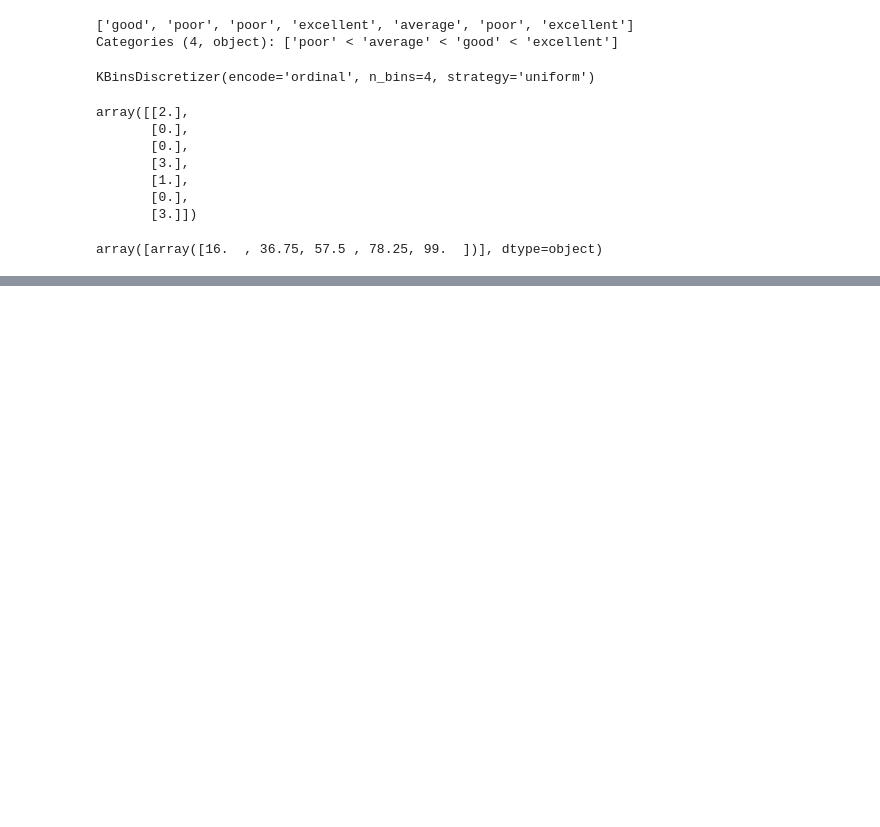
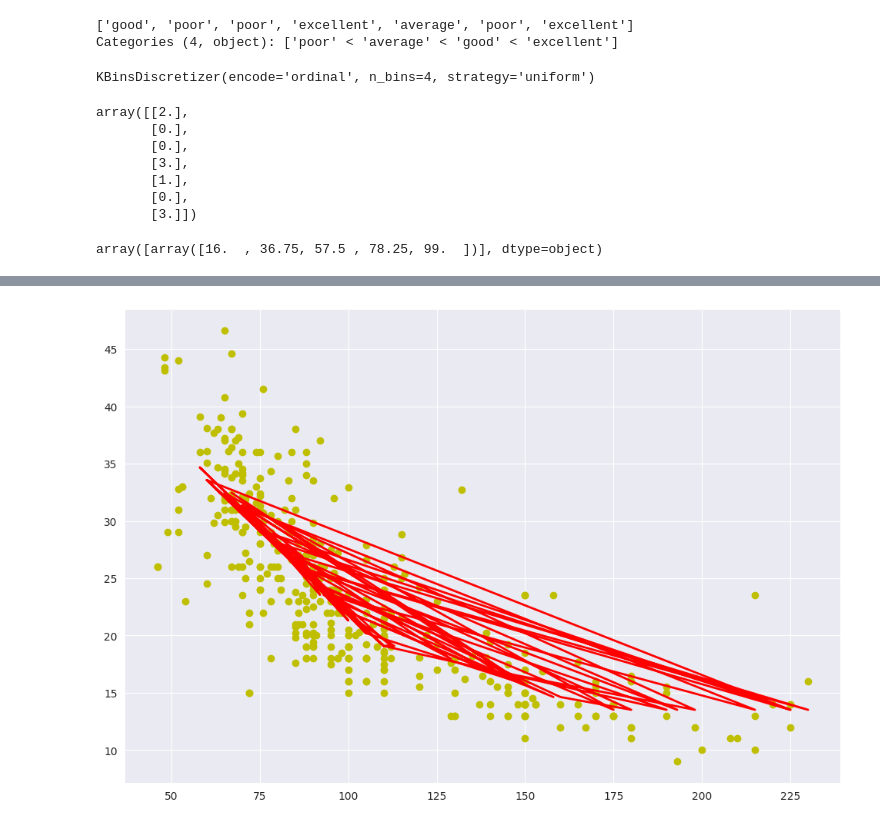
Before and after one commit to gonzur75/data_science_main, a Jupyter notebook: preparing_data_for_ml/notebooks/transforming_data.ipynb, the cells around one changed output, grey strips where cells are left out. Cells and saved outputs as stored; diff of their text form; code cells hidden in the pictures; blank space fills up the shorter version.

```diff
--- a/preparing_data_for_ml/notebooks/transforming_data.ipynb
+++ b/preparing_data_for_ml/notebooks/transforming_data.ipynb
@@ -484,0 +559,3 @@ array([array([16.  , 36.75, 57.5 , 78.25, 99.  ])], dtype=object)
+# %%
+X_train, X_test, y_train, y_test = train_test_split(X, y, test_size=0.2)
+linear_reg = LinearRegression()
@@ -484,0 +566,2 @@ array([array([16.  , 36.75, 57.5 , 78.25, 99.  ])], dtype=object)
+# %%
+y_pred = linear_reg.predict(X_test)
@@ -484,0 +574,11 @@ array([array([16.  , 36.75, 57.5 , 78.25, 99.  ])], dtype=object)
+# %%
+fig, ax = plt.subplots(figsize=(12, 8))
+
+ax.scatter(X, y, c="y", marker="o", label="Original data")
+
+ax.plot(X_test, y_pred, c="r",linewidth=2, linestyle='-', label="Linear regression")
+
+
+plt.show()
+# %% [output]
+[figure, added]
```
Also changed, not shown: parts of 31 cells of this notebook, 1 other file.
